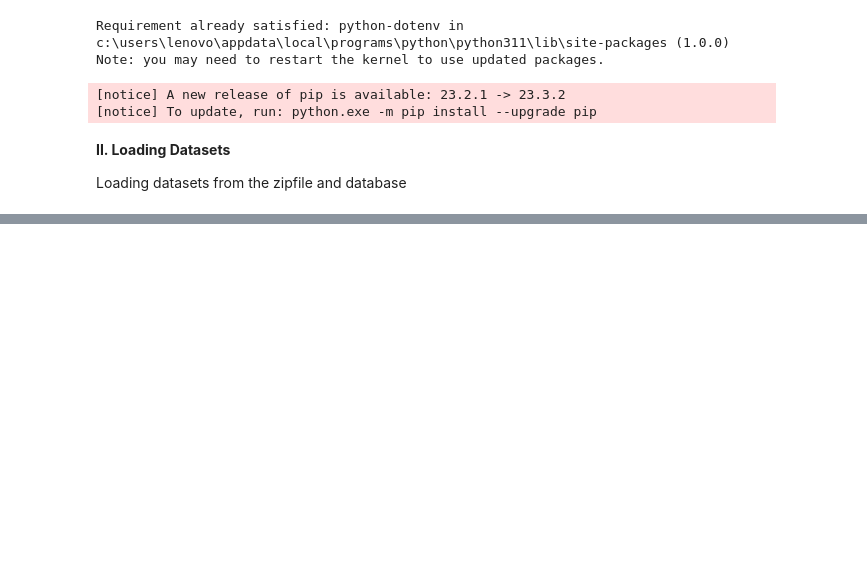
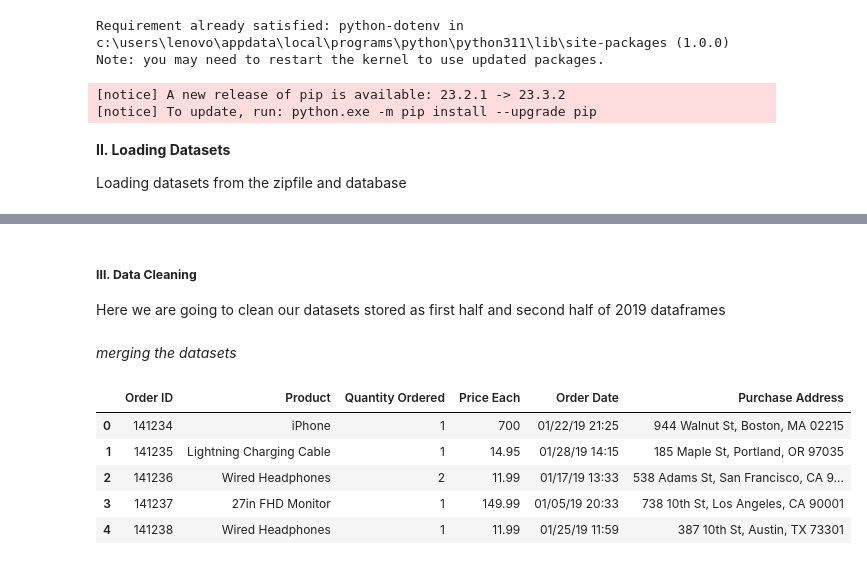
Before and after one commit to MarthaK-Coder/AZUBI-CAPSTONE-PROJECT, a Jupyter notebook: Notebook.ipynb, the cells around one changed output, grey strips where cells are left out. Saved outputs shown, nothing was run; the diff lists cells and outputs as text; code cells hidden in the pictures; blank space fills up the shorter version.

```diff
--- a/Notebook.ipynb
+++ b/Notebook.ipynb
@@ -142,0 +168,19 @@ second_half_2019.head(10)
+# %% [markdown]
+##### **III. Data Cleaning**
+Here we are going to clean our datasets stored as first half and second half of 2019 dataframes
+# %% [markdown]
+*merging the datasets*
+# %%
+#1. Rename Column names Second half
+second_half_2019.rename(columns={'Order_ID': 'Order ID', 'Product': 'Product', 'Quantity_Ordered': 'Quantity Ordered', 'Price_Each': 'Price Each','Order_Date':'Order Date','Purchase_Address':'Purchase Address'}, inplace=True)
+
+#2.Merge datatframes
+sales_2019 = pd.concat([first_half_2019, second_half_2019], ignore_index=True)
+sales_2019.head(5)
+# %% [output]
+|  | Order ID | Product | Quantity Ordered | Price Each | Order Date | Purchase Address |
+| 0 | 141234 | iPhone | 1 | 700 | 01/22/19 21:25 | 944 Walnut St, Boston, MA 02215 |
+| 1 | 141235 | Lightning Charging Cable | 1 | 14.95 | 01/28/19 14:15 | 185 Maple St, Portland, OR 97035 |
+| 2 | 141236 | Wired Headphones | 2 | 11.99 | 01/17/19 13:33 | 538 Adams St, San Francisco, CA 9... |
+| 3 | 141237 | 27in FHD Monitor | 1 | 149.99 | 01/05/19 20:33 | 738 10th St, Los Angeles, CA 90001 |
+| 4 | 141238 | Wired Headphones | 1 | 11.99 | 01/25/19 11:59 | 387 10th St, Austin, TX 73301 |
```
Also changed, not shown: parts of 18 cells of this notebook.
